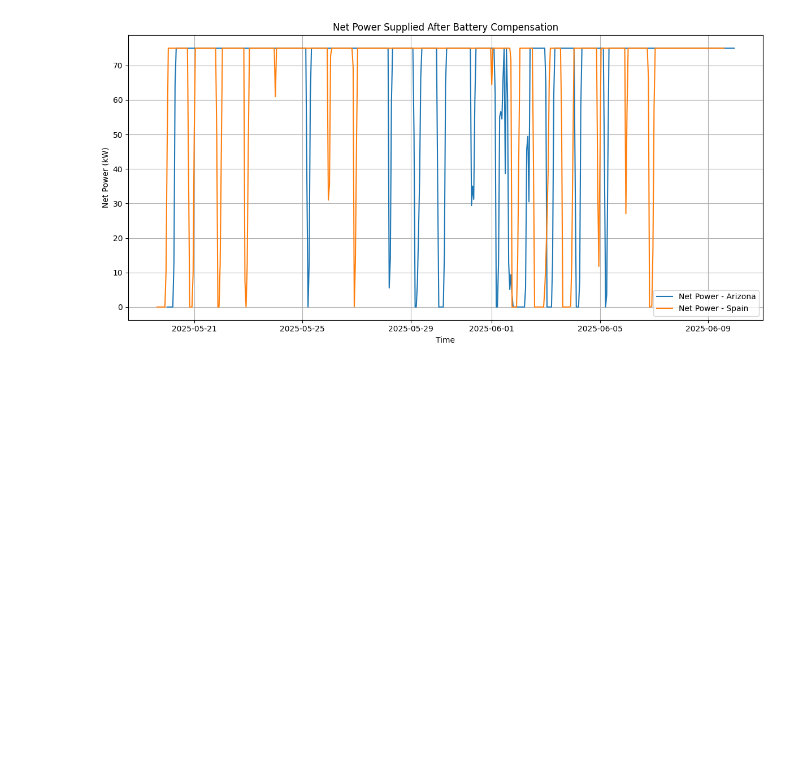
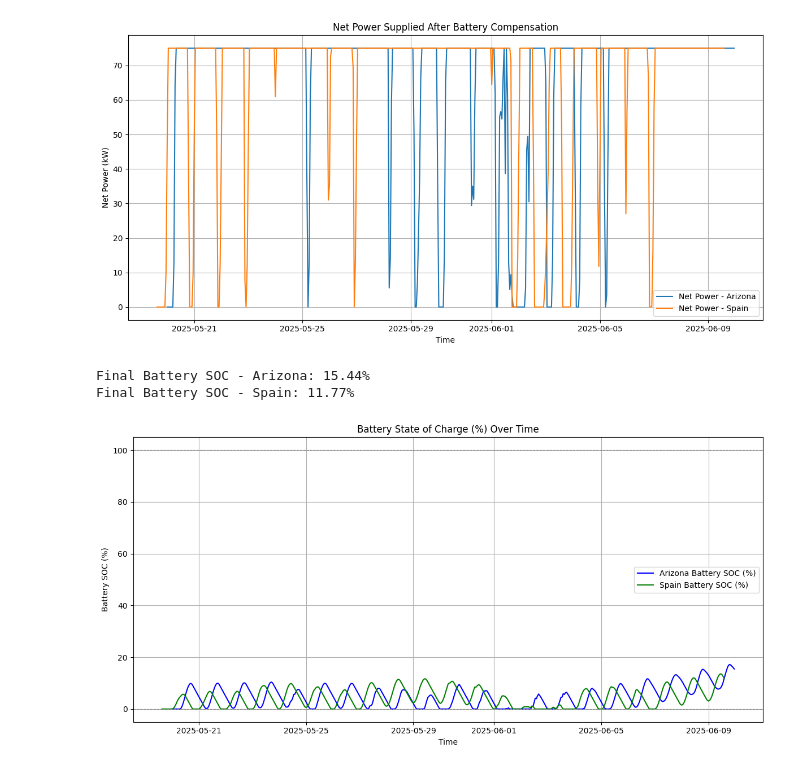
Before and after one commit to ghui9087/CSS290TWBatterySimulator, a Jupyter notebook: UpdatedSolarWith Battery.ipynb, the cells around one changed output. Saved outputs shown, nothing was run; the diff lists cells and outputs as text; code cells hidden in the pictures; blank space fills up the shorter version.

```diff
--- a/UpdatedSolarWith Battery.ipynb
+++ b/UpdatedSolarWith Battery.ipynb
@@ -311,3 +311,42 @@ plt.show()
 # %% [output]
 [figure]
 [figure]
+# %%
+battery_capacity = 10000  # kWh
+
+final_soc_arizona = df_solar['battery_soc'].iloc[-1]
+final_soc_spain = sdf_solar['battery_soc'].iloc[-1]
+
+percent_soc_arizona = (final_soc_arizona / battery_capacity) * 100
+percent_soc_spain = (final_soc_spain / battery_capacity) * 100
+
+print(f"Final Battery SOC - Arizona: {percent_soc_arizona:.2f}%")
+print(f"Final Battery SOC - Spain: {percent_soc_spain:.2f}%")
+# %% [output]
+Final Battery SOC - Arizona: 15.44%
+Final Battery SOC - Spain: 11.77%
+# %%
+import matplotlib.pyplot as plt
+
+battery_capacity = 10000  # kWh
+
+# Convert absolute battery SOC to percentage
+df_solar['battery_soc_percent'] = df_solar['battery_soc'] / battery_capacity * 100
+sdf_solar['battery_soc_percent'] = sdf_solar['battery_soc'] / battery_capacity * 100
+
+# Plot SOC %
+plt.figure(figsize=(12, 6))
+plt.plot(df_solar.index, df_solar['battery_soc_percent'], label='Arizona Battery SOC (%)', color='blue')
+plt.plot(sdf_solar.index, sdf_solar['battery_soc_percent'], label='Spain Battery SOC (%)', color='green')
+plt.axhline(100, color='gray', linestyle='--', linewidth=0.8)
+plt.axhline(0, color='gray', linestyle='--', linewidth=0.8)
+
+plt.title('Battery State of Charge (%) Over Time')
+plt.xlabel('Time')
+plt.ylabel('Battery SOC (%)')
+plt.legend()
+plt.grid(True)
+plt.tight_layout()
+plt.show()
+# %% [output]
+[figure, added]
```
Also changed, not shown: parts of 5 cells of this notebook.
